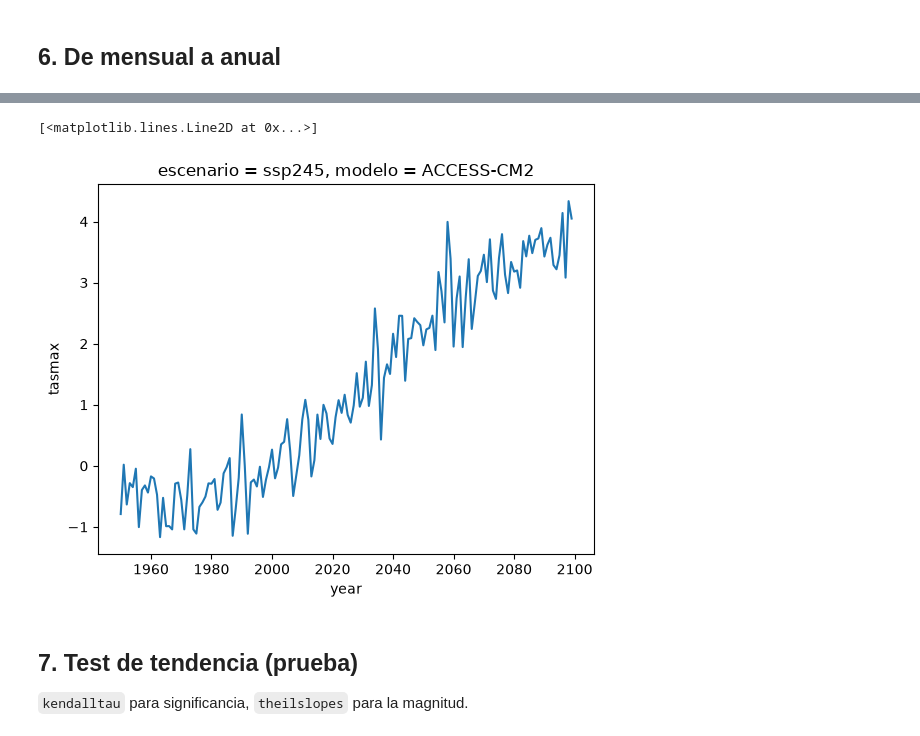
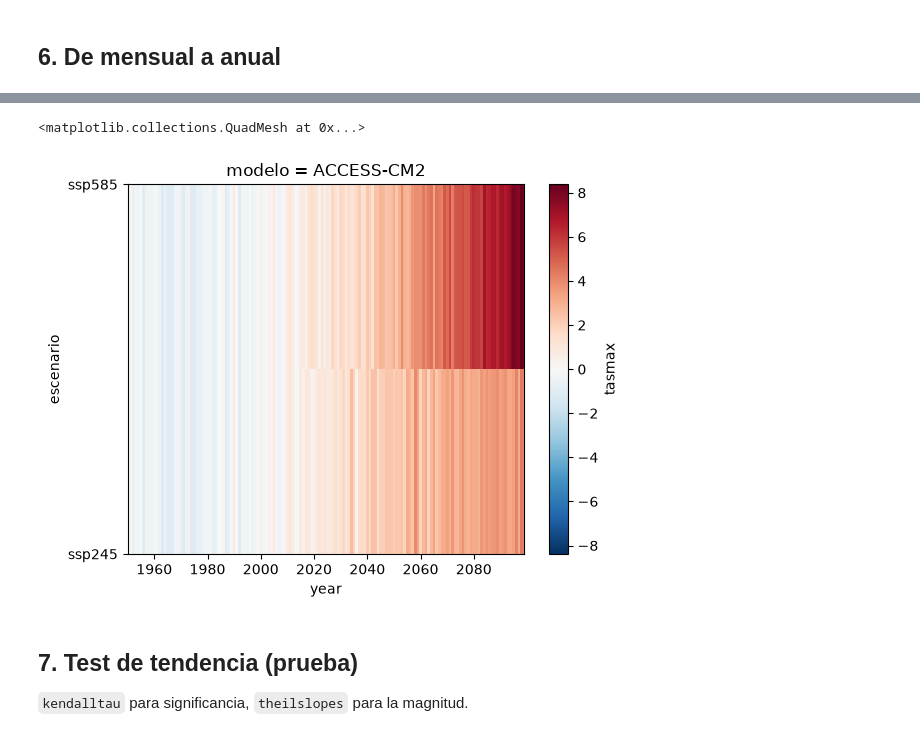
Before and after one commit to SALINASSebas/geocomputacion_-1GEO20-, a Jupyter notebook: ejercicios/ejercicios_aplicados/proyecciones_climaticas_grillado.ipynb, the cells around one changed output, grey strips where cells are left out. Cells and saved outputs as stored; diff of their text form; code cells hidden in the pictures.

```diff
--- a/ejercicios/ejercicios_aplicados/proyecciones_climaticas_grillado.ipynb
+++ b/ejercicios/ejercicios_aplicados/proyecciones_climaticas_grillado.ipynb
@@ -352,12 +352,12 @@ array([[[-7.89683500e-01,  1.86816480e-02, -6.33012503e-01,
     crs:            EPSG:4326
     crs_transform:  [1 0 0 0 1 0]
 # %%
-series_anuales.sel(modelo="ACCESS-CM2",escenario="ssp245").plot()
+#series_anuales.sel(modelo="ACCESS-CM2",escenario="ssp245").plot()
 
-#series_anuales.sel(modelo="ACCESS-CM2").plot()
+series_anuales.sel(modelo="ACCESS-CM2").plot()
 # %% [output]
-[<matplotlib.lines.Line2D at 0x...>]
+<matplotlib.collections.QuadMesh at 0x...>
-[figure, old version]
+[figure, new version]
 # %% [markdown]
 ## 7. Test de tendencia (prueba)
 
```
Also changed, not shown: parts of 3 cells of this notebook, 36 other files.
